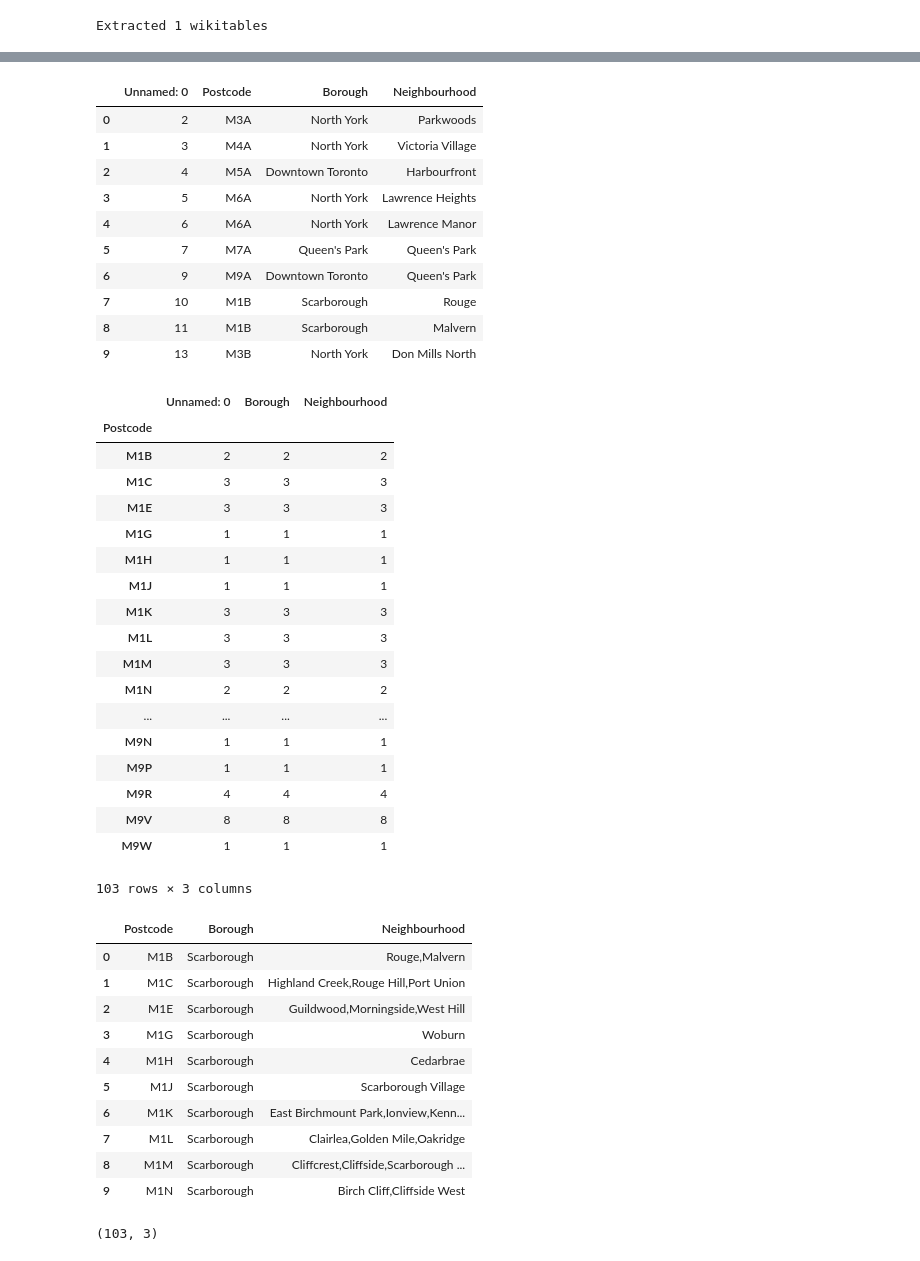
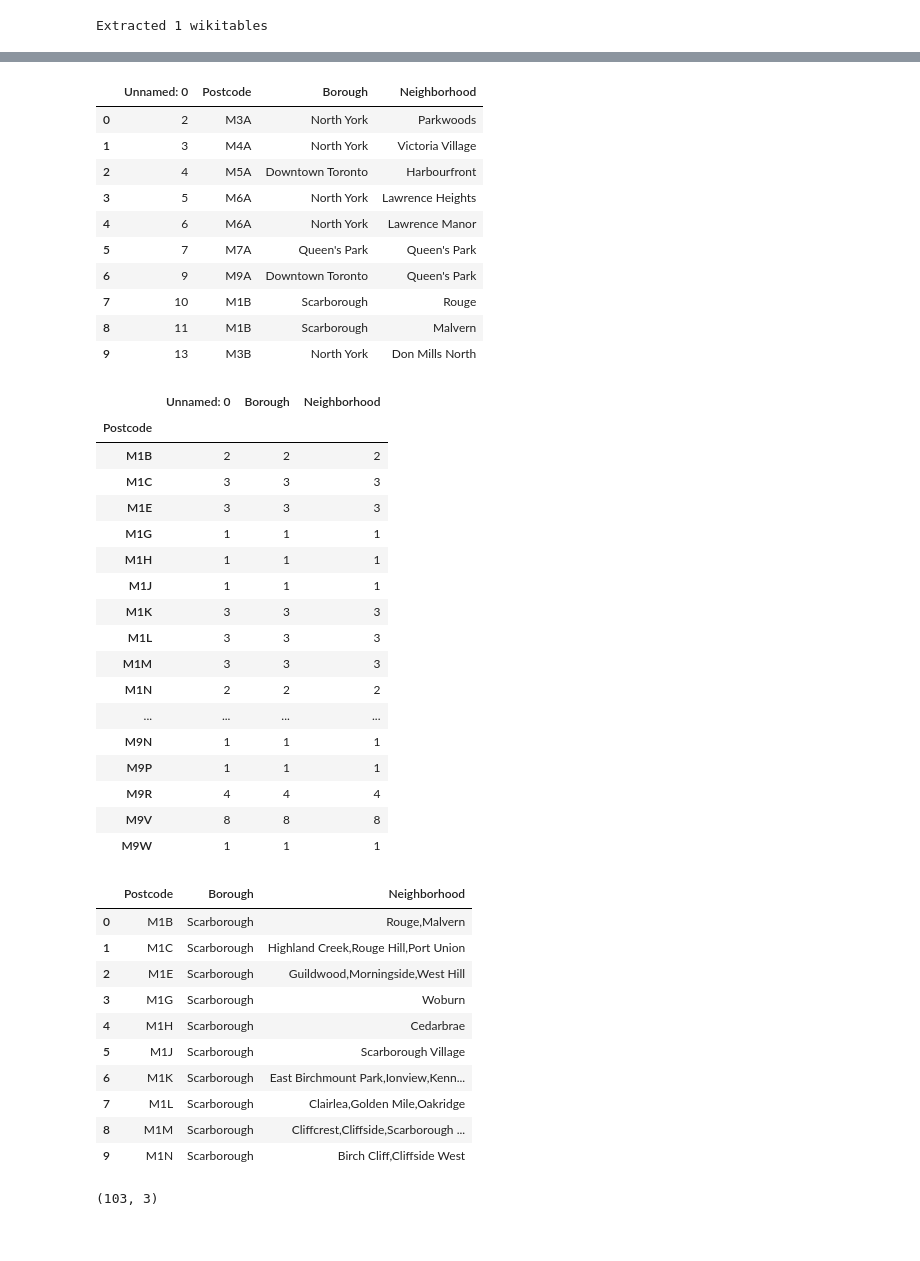
Before and after one commit to akwek/Segmenting-and-Clustering-Toronto-Neighborhoods, a Jupyter notebook: Segmenting and Clustering Neighbourhoods.ipynb, the cells around one changed output, grey strips where cells are left out. Drawn from its saved outputs; the diff is of its cells as text; code cells hidden in the pictures.

```diff
--- a/Segmenting and Clustering Neighbourhoods.ipynb
+++ b/Segmenting and Clustering Neighbourhoods.ipynb
@@ -95,11 +95,11 @@ df_no.head(10)
 | 8 | 11 | M1B | Scarborough | Malvern |
 | 9 | 13 | M3B | North York | Don Mills North |
 # %%
-df_no.loc[df_no['Neighbourhood'] == 'Not assigned', 'Neighbourhood'] = df_no['Borough']
+df_no.loc[df_no['Neighborhood'] == 'Not assigned', 'Neighborhood'] = df_no['Borough']
 # %%
 df_no.head(10)
 # %% [output]
-|  | Unnamed: 0 | Postcode | Borough | Neighbourhood |
+|  | Unnamed: 0 | Postcode | Borough | Neighborhood |
 | 0 | 2 | M3A | North York | Parkwoods |
 | 1 | 3 | M4A | North York | Victoria Village |
 | 2 | 4 | M5A | Downtown Toronto | Harbourfront |
@@ -113,7 +113,7 @@ df_no.head(10)
 # %%
 df_no.groupby('Postcode').count()
 # %% [output]
-|  | Unnamed: 0 | Borough | Neighbourhood |
+|  | Unnamed: 0 | Borough | Neighborhood |
 | Postcode |  |  |  |
 | M1B | 2 | 2 | 2 |
 | M1C | 3 | 3 | 3 |
@@ -131,13 +131,12 @@ df_no.groupby('Postcode').count()
 | M9R | 4 | 4 | 4 |
 | M9V | 8 | 8 | 8 |
 | M9W | 1 | 1 | 1 |
-103 rows × 3 columns
 # %%
-df_no = df_no.groupby(['Postcode', 'Borough'])['Neighbourhood'].apply(','.join).reset_index()
-df_no.columns = ['Postcode','Borough','Neighbourhood']
+df_no = df_no.groupby(['Postcode', 'Borough'])['Neighborhood'].apply(','.join).reset_index()
+df_no.columns = ['Postcode','Borough','Neighborhood']
 df_no.head(10)
 # %% [output]
-|  | Postcode | Borough | Neighbourhood |
+|  | Postcode | Borough | Neighborhood |
 | 0 | M1B | Scarborough | Rouge,Malvern |
 | 1 | M1C | Scarborough | Highland Creek,Rouge Hill,Port Union |
 | 2 | M1E | Scarborough | Guildwood,Morningside,West Hill |
```
Also changed, not shown: parts of 51 cells of this notebook.
